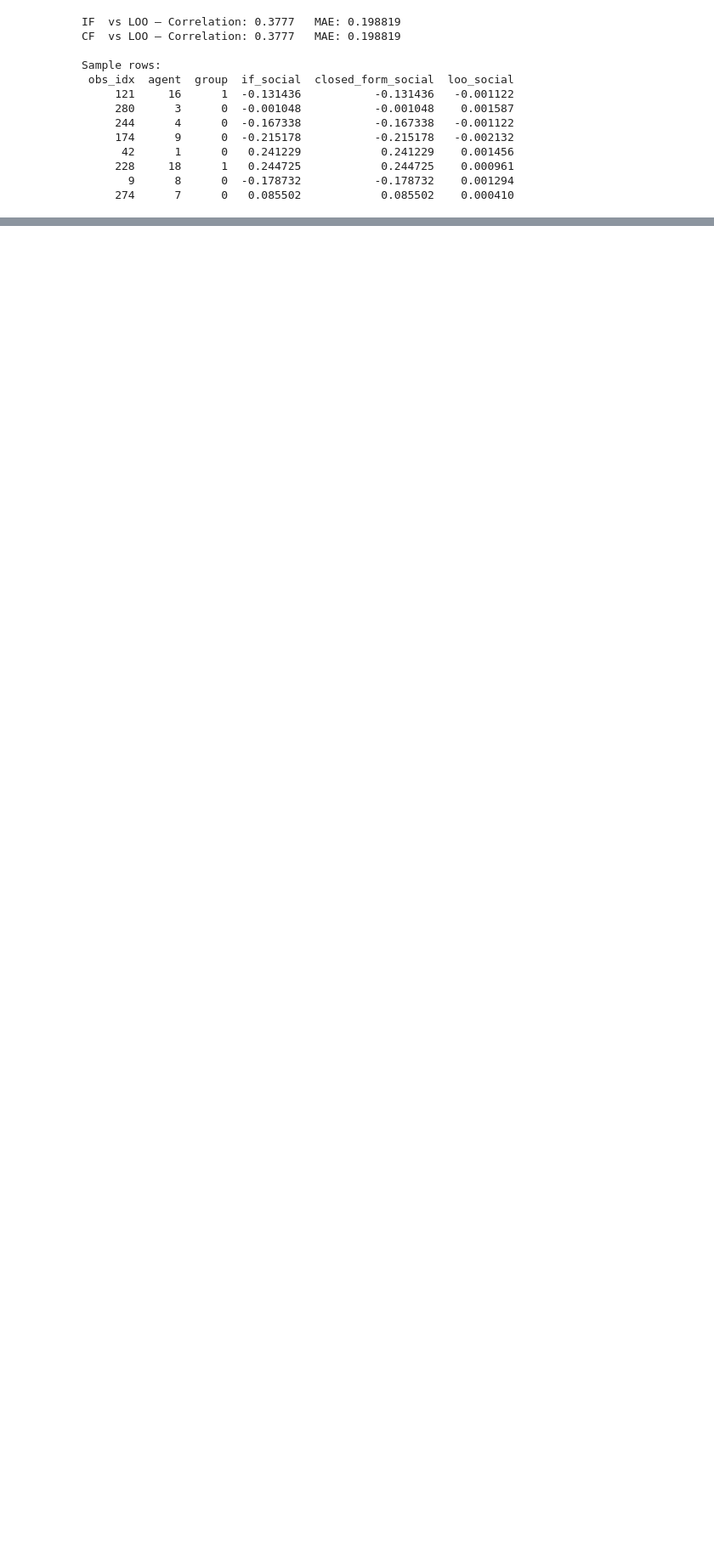
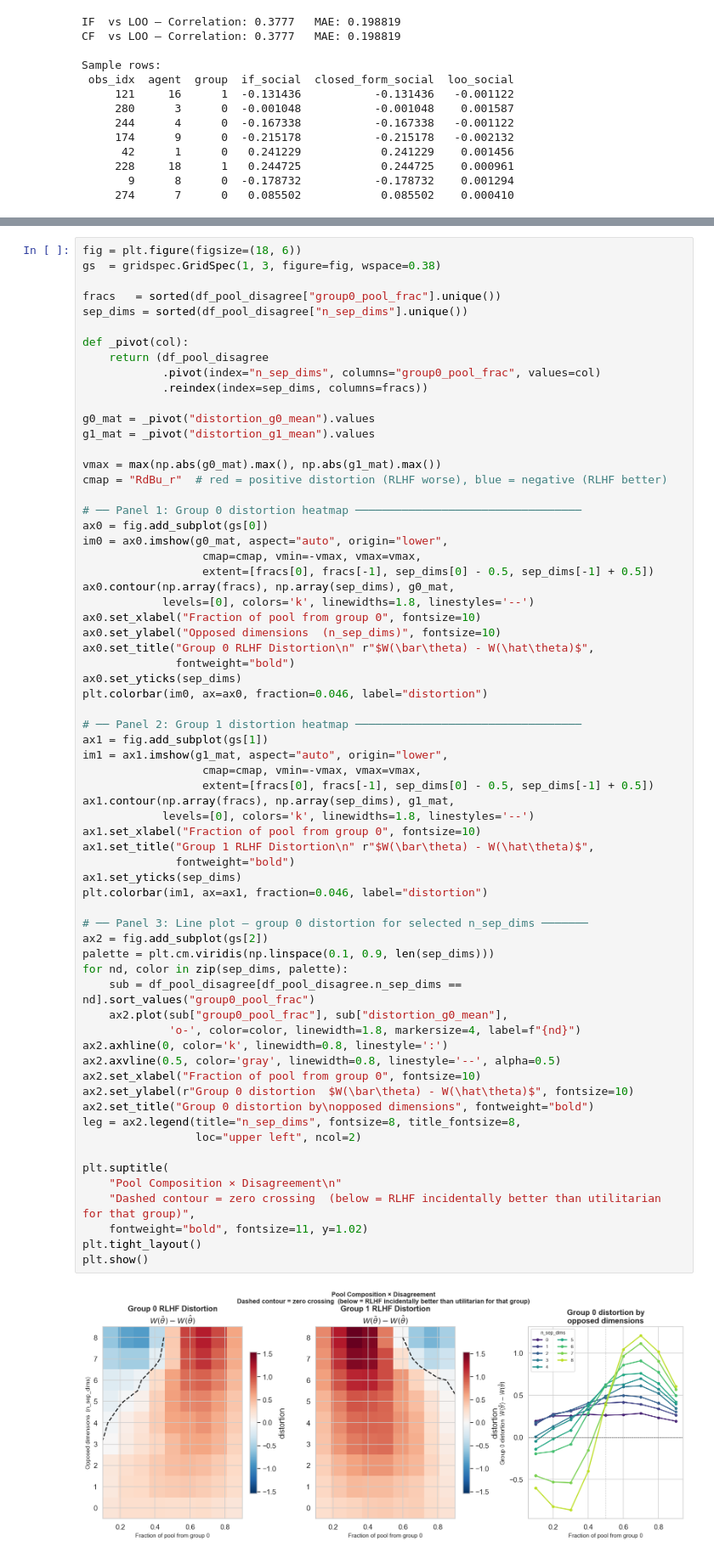
Before and after one commit to michelleeesi/hiddenstructure, a Jupyter notebook: rlhf_distortion_sim.ipynb, the cells around one changed output, grey strips where cells are left out. Shown at 85% size. Drawn from its saved outputs; the diff is of its cells as text; blank space fills up the shorter version.

```diff
--- a/rlhf_distortion_sim.ipynb
+++ b/rlhf_distortion_sim.ipynb
@@ -1584,0 +1438,68 @@ plt.show()
+# %%
+fig = plt.figure(figsize=(18, 6))
+gs  = gridspec.GridSpec(1, 3, figure=fig, wspace=0.38)
+
+fracs   = sorted(df_pool_disagree["group0_pool_frac"].unique())
+sep_dims = sorted(df_pool_disagree["n_sep_dims"].unique())
+
+def _pivot(col):
+    return (df_pool_disagree
+            .pivot(index="n_sep_dims", columns="group0_pool_frac", values=col)
+            .reindex(index=sep_dims, columns=fracs))
+
+g0_mat = _pivot("distortion_g0_mean").values
+g1_mat = _pivot("distortion_g1_mean").values
+
+vmax = max(np.abs(g0_mat).max(), np.abs(g1_mat).max())
+cmap = "RdBu_r"  # red = positive distortion (RLHF worse), blue = negative (RLHF better)
+
+# ── Panel 1: Group 0 distortion heatmap ──────────────────────────────────
+ax0 = fig.add_subplot(gs[0])
+im0 = ax0.imshow(g0_mat, aspect="auto", origin="lower",
+                  cmap=cmap, vmin=-vmax, vmax=vmax,
+                  extent=[fracs[0], fracs[-1], sep_dims[0] - 0.5, sep_dims[-1] + 0.5])
+ax0.contour(np.array(fracs), np.array(sep_dims), g0_mat,
+            levels=[0], colors='k', linewidths=1.8, linestyles='--')
+ax0.set_xlabel("Fraction of pool from group 0", fontsize=10)
+ax0.set_ylabel("Opposed dimensions  (n_sep_dims)", fontsize=10)
+ax0.set_title("Group 0 RLHF Distortion\n" r"$W(\bar\theta) - W(\hat\theta)$",
+              fontweight="bold")
+ax0.set_yticks(sep_dims)
+plt.colorbar(im0, ax=ax0, fraction=0.046, label="distortion")
+
+# ── Panel 2: Group 1 distortion heatmap ──────────────────────────────────
+ax1 = fig.add_subplot(gs[1])
+im1 = ax1.imshow(g1_mat, aspect="auto", origin="lower",
+                  cmap=cmap, vmin=-vmax, vmax=vmax,
+                  extent=[fracs[0], fracs[-1], sep_dims[0] - 0.5, sep_dims[-1] + 0.5])
+ax1.contour(np.array(fracs), np.array(sep_dims), g1_mat,
+            levels=[0], colors='k', linewidths=1.8, linestyles='--')
+ax1.set_xlabel("Fraction of pool from group 0", fontsize=10)
+ax1.set_title("Group 1 RLHF Distortion\n" r"$W(\bar\theta) - W(\hat\theta)$",
+              fontweight="bold")
+ax1.set_yticks(sep_dims)
+plt.colorbar(im1, ax=ax1, fraction=0.046, label="distortion")
+
+# ── Panel 3: Line plot — group 0 distortion for selected n_sep_dims ───────
+ax2 = fig.add_subplot(gs[2])
+palette = plt.cm.viridis(np.linspace(0.1, 0.9, len(sep_dims)))
+for nd, color in zip(sep_dims, palette):
+    sub = df_pool_disagree[df_pool_disagree.n_sep_dims == nd].sort_values("group0_pool_frac")
+    ax2.plot(sub["group0_pool_frac"], sub["distortion_g0_mean"],
+             'o-', color=color, linewidth=1.8, markersize=4, label=f"{nd}")
+ax2.axhline(0, color='k', linewidth=0.8, linestyle=':')
+ax2.axvline(0.5, color='gray', linewidth=0.8, linestyle='--', alpha=0.5)
+ax2.set_xlabel("Fraction of pool from group 0", fontsize=10)
+ax2.set_ylabel(r"Group 0 distortion  $W(\bar\theta) - W(\hat\theta)$", fontsize=10)
+ax2.set_title("Group 0 distortion by\nopposed dimensions", fontweight="bold")
+leg = ax2.legend(title="n_sep_dims", fontsize=8, title_fontsize=8,
+                 loc="upper left", ncol=2)
+
+plt.suptitle(
+    "Pool Composition × Disagreement\n"
+    "Dashed contour = zero crossing  (below = RLHF incidentally better than utilitarian for that group)",
+    fontweight="bold", fontsize=11, y=1.02)
+plt.tight_layout()
+plt.show()
+# %% [output]
+[figure, added]
```
Also changed, not shown: parts of 28 cells of this notebook.
